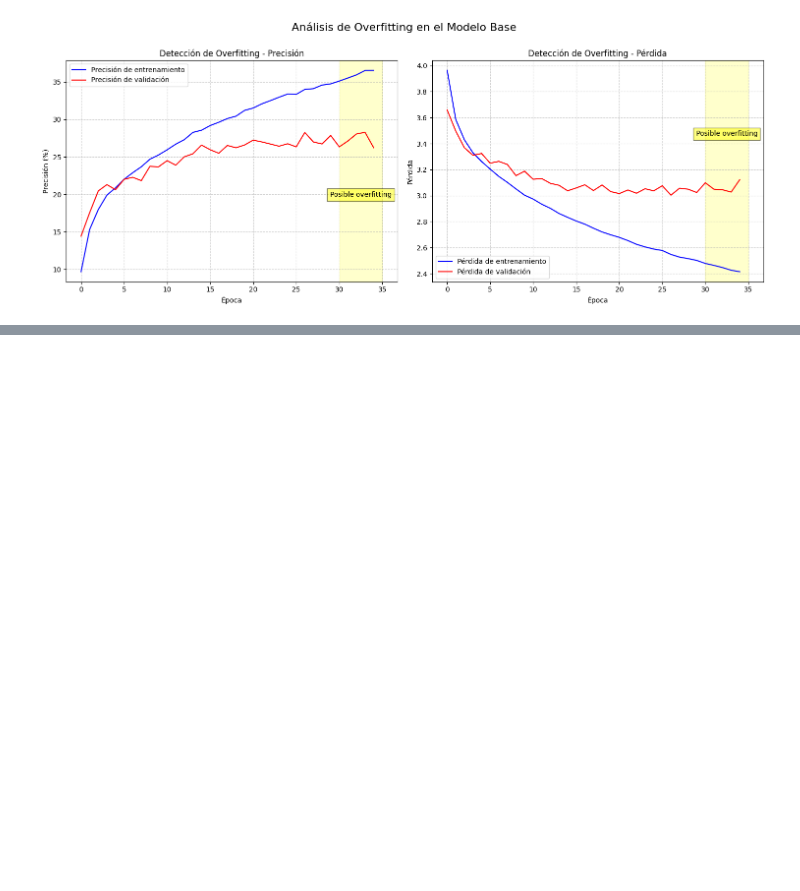
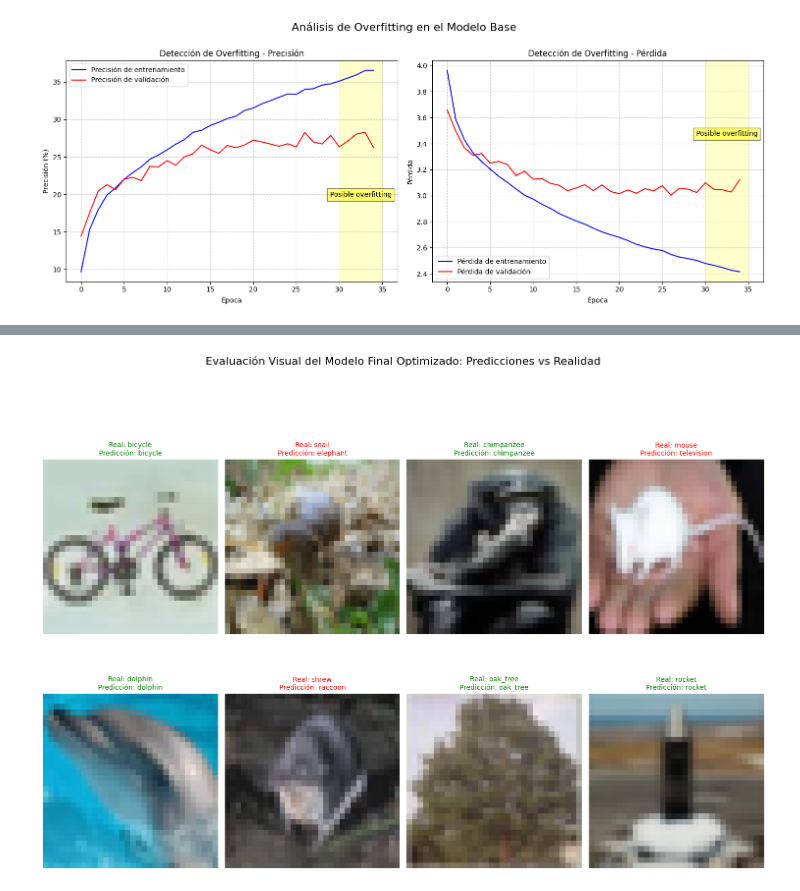
Before and after one commit to NichijouOwo/CIFAR-100, a Jupyter notebook: notebook/deeplearningpy.ipynb, the cells around one changed output, grey strips where cells are left out. Cells and saved outputs as stored; diff of their text form; code cells hidden in the pictures; blank space fills up the shorter version.

```diff
--- a/notebook/deeplearningpy.ipynb
+++ b/notebook/deeplearningpy.ipynb
@@ -1280,0 +1281,77 @@ plt.show()
+# %%
+# Visualización de predicciones en imágenes de prueba con el modelo final optimizado
+plt.figure(figsize=(15, 12))
+# Obtener nombres de clases de CIFAR-100
+try:
+    class_names = trainset.classes
+except:
+    # Si no están disponibles, usar números de clase
+    class_names = [f"Clase {i}" for i in range(100)]
+
+# Seleccionar 8 imágenes aleatorias del conjunto de prueba
+indices = np.random.choice(len(X_test), 8, replace=False)
+
+# Obtener predicciones del modelo final optimizado
+modelo_final.eval()
+
+with torch.no_grad():
+    for i, idx in enumerate(indices):
+        # Obtener la imagen y su etiqueta real
+        img = X_test[idx]
+        label_real = y_test[idx][0]
+
+        # Preparar la imagen para el modelo
+        img_tensor = torch.FloatTensor(X_test_reshaped[idx]).unsqueeze(0).to(device)
+
+        # Obtener predicción
+        output = modelo_final(img_tensor)
+        _, predicted = torch.max(output, 1)
+        predicted_label = predicted.item()
+
+        # Mostrar la imagen con etiquetas
+        plt.subplot(2, 4, i+1)
+        plt.imshow(img)
+
+        # Color verde si es correcto, rojo si es incorrecto
+        color = 'green' if predicted_label == label_real else 'red'
+
+        # Mostrar etiqueta real y predicción
+        plt.title(f"Real: {class_names[label_real]}\nPredicción: {class_names[predicted_label]}",
+                 color=color, fontsize=10)
+        plt.axis('off')
+
+plt.suptitle('Evaluación Visual del Modelo Final Optimizado: Predicciones vs Realidad', fontsize=16)
+plt.tight_layout()
+plt.subplots_adjust(top=0.9)
+plt.show()
+
+# Calcular y mostrar la matriz de confusión para estas 8 imágenes
+print("\nMatriz de confusión para las 8 imágenes seleccionadas (Modelo Final Optimizado):")
+predictions = []
+real_labels = []
+
+with torch.no_grad():
+    for idx in indices:
+        # Obtener etiqueta real
+        label_real = y_test[idx][0]
+        real_labels.append(label_real)
+
+        # Obtener predicción
+        img_tensor = torch.FloatTensor(X_test_reshaped[idx]).unsqueeze(0).to(device)
+        output = modelo_final(img_tensor)
+        _, predicted = torch.max(output, 1)
+        predicted_label = predicted.item()
+        predictions.append(predicted_label)
+
+# Mostrar resultados en formato de tabla
+resultados = pd.DataFrame({
+    'Imagen': [f"Imagen {i+1}" for i in range(len(indices))],
+    'Clase Real': [class_names[label] for label in real_labels],
+    'Predicción': [class_names[pred] for pred in predictions],
+    'Correcta': [pred == real for pred, real in zip(predictions, real_labels)]
+})
+
+print(resultados)
+print(f"\nPrecisión en estas 8 imágenes: {sum(resultados['Correcta'])/8*100:.2f}%")
+# %% [output]
+[figure, added]
```
Also changed, not shown: parts of 4 cells of this notebook.
